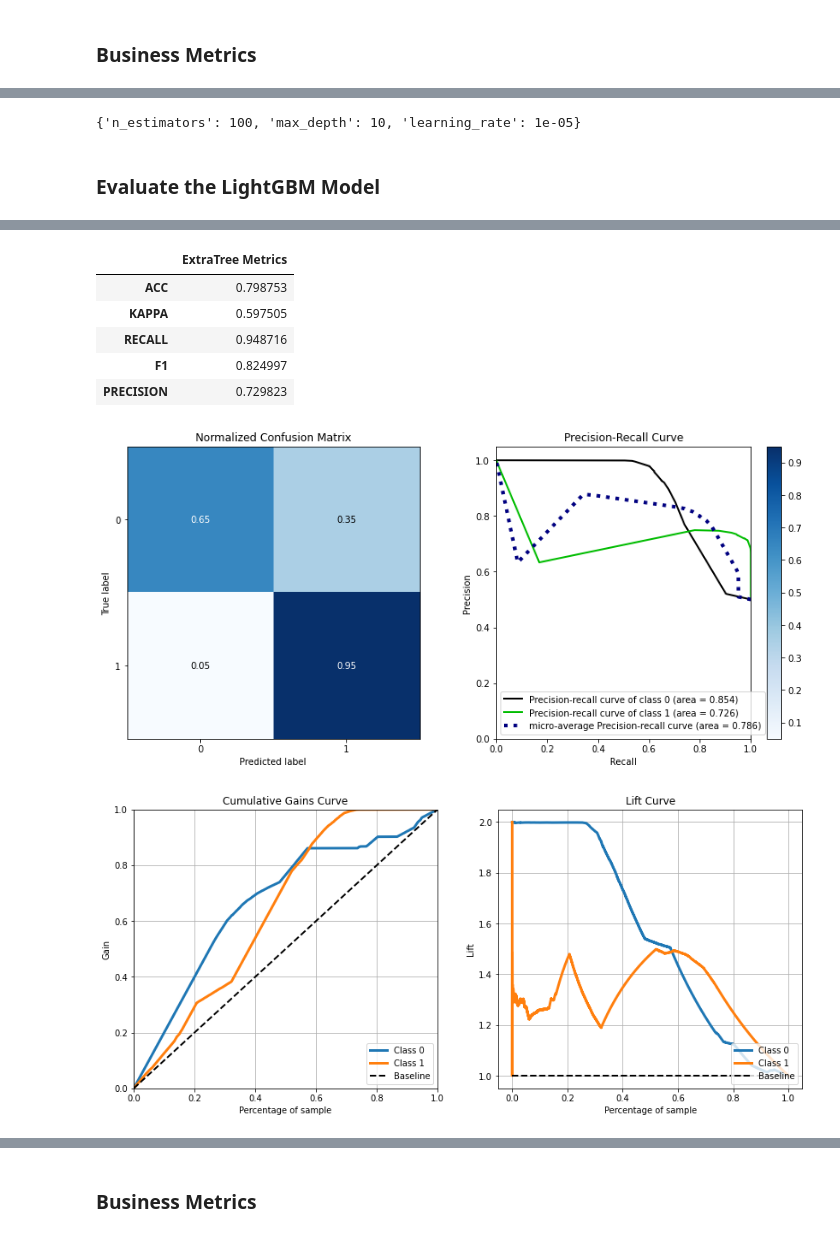
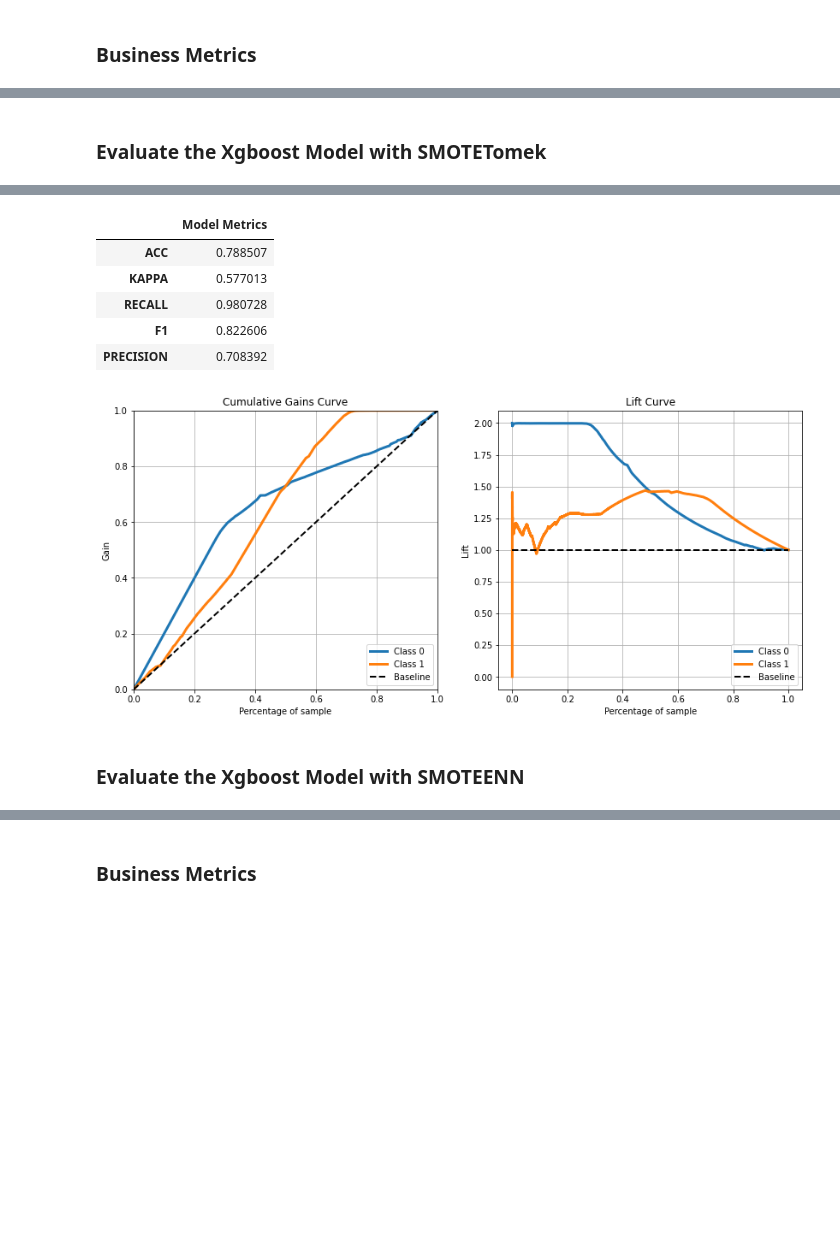
Before and after one commit to bruno154/health_insurence_cross_sell_project, a Jupyter notebook: pa004_health_insurance_cross_sell.ipynb, the cells around one changed output, grey strips where cells are left out. Drawn from its saved outputs; the diff is of its cells as text; code cells hidden in the pictures; blank space fills up the shorter version.

```diff
--- a/pa004_health_insurance_cross_sell.ipynb
+++ b/pa004_health_insurance_cross_sell.ipynb
@@ -1413,7 +1271,7 @@ The Shape of train data: (304888, 16)
  - Robust scaler no annual_premium_brl
 # %%
 # Dropping id, annual_premium
-train_data.drop(['id','annual_premium'], axis=1, inplace=True)
-test_data.drop(['id','annual_premium'], axis=1, inplace=True)
+Xtrain.drop(['id','annual_premium'], axis=1, inplace=True)
+Xvalid.drop(['id','annual_premium'], axis=1, inplace=True)
 # %%
 # Encoding categoricals
@@ -1520,0 +1421,4 @@ data_test['target'] = yvalid_smt
+# %%
+# Visualizando as variáveis selecioandas
+X_subset_enn = Feature_Selector.Subset()
+X_subset_enn.head()
@@ -1640,0 +1475,19 @@ painel
+# %%
+# Features Selected
+features = X_subset_enn.columns.to_list()
+
+# ExtraTree Model
+model = ExtraTreesClassifier(n_estimators=100,
+                             min_samples_split=2,
+                             max_depth=10)
+
+# Evaluation
+painel, extratree_model = train_evaluate_model( Xtrain=Xtrain_enn[features],
+                                                ytrain=ytrain_enn,
+                                                Xtest=Xvalid_enn[features],
+                                                ytest=yvalid_enn,
+                                                model=model,
+                                                model_name='extra_tree_model_enn.sav')
+
+# Metrics Painel
+painel
@@ -1754,14 +1554,21 @@ Wall time: 10.8 s
-# %%
-best_params
-# %% [output]
-{'n_estimators': 100, 'max_depth': 10, 'learning_rate': 1e-05}
 # %% [markdown]
-### Evaluate the LightGBM Model
+### Evaluate the Xgboost Model with SMOTETomek
 # %%
-painel, light_model = train_LightGBM(Xtrain=Xtrain_smt,
+import xgboost as xgb
+
+model = xgb.XGBClassifier(n_estimators =100 ,
+                          learning_rate =0.001,
+                          max_depth =10,
+                          n_jobs=-1)
+
+
+
+painel, light_model = train_evaluate_model(Xtrain=Xtrain_smt[features],
                                      ytrain=ytrain_smt,
-                                     Xtest=Xvalid_smt,
-                                     ytest=yvalid_smt)
+                                     Xtest=Xvalid_smt[features],
+                                     ytest=yvalid_smt,
+                                     model=model,
+                                     model_name='XG_model.sav')
 
 # Result painel
 painel
@@ -1769,8 +1577,9 @@ painel
-|  | ExtraTree Metrics |
-| ACC | 0.798753 |
-| KAPPA | 0.597505 |
-| RECALL | 0.948716 |
-| F1 | 0.824997 |
-| PRECISION | 0.729823 |
+|  | Model Metrics |
+| ACC | 0.788507 |
+| KAPPA | 0.577013 |
+| RECALL | 0.980728 |
+| F1 | 0.822606 |
+| PRECISION | 0.708392 |
-[figure, old version]
+[figure, new version]
-[figure, removed]
+# %% [markdown]
+### Evaluate the Xgboost Model with SMOTEENN
```
Also changed, not shown: parts of 54 cells of this notebook, 7 other files.
